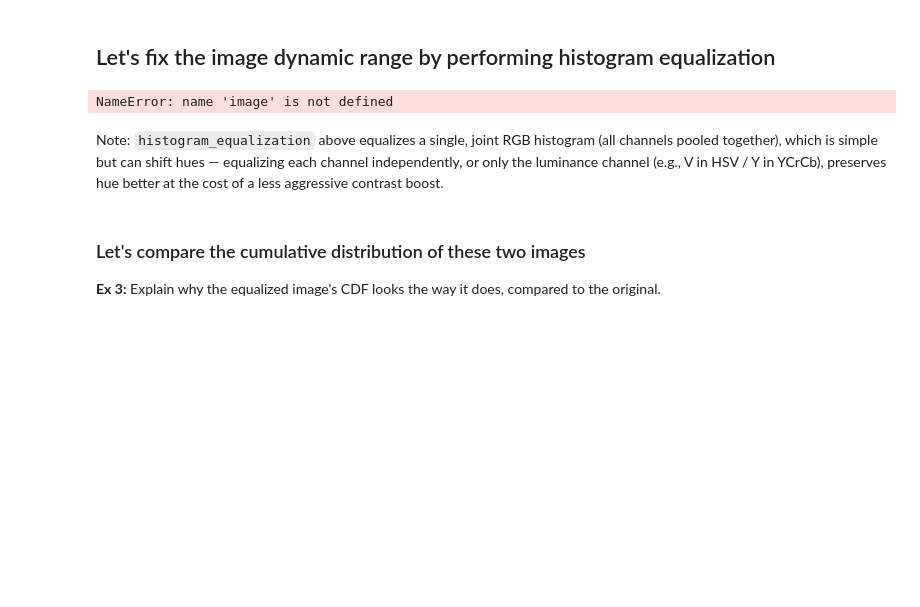
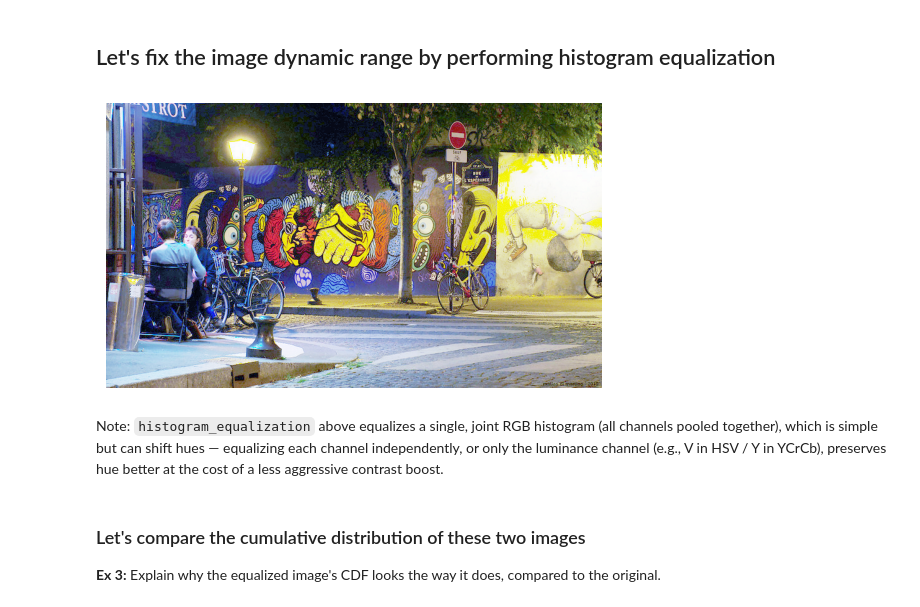
Before and after one commit to RLopez112/dlfcv-lab, a Jupyter notebook: Session3/main.ipynb, the cells around one changed output. Saved outputs shown, nothing was run; the diff lists cells and outputs as text; code cells hidden in the pictures; blank space fills up the shorter version.

```diff
--- a/Session3/main.ipynb
+++ b/Session3/main.ipynb
@@ -76,24 +87,55 @@ NameError: name 'img' is not defined
 # %%
 import numpy as np
 import cv2
 
-cv2.equalizeHist(image)
+#cv2.equalizeHist(image)
 
 # Ex 2: Implement image equalization (only using numpy)
 # define a method called histogram_equalization(image)
 # TODO: your code here
 
 
 # Apply histogram equalization to the image
 #equalized_image = histogram_equalization(image)
 
 # Visualize the equalized image
 #plt.imshow(equalized_image)
 #plt.axis("off")
 #plt.show()
 #plot_image_histogram(equalized_image)
+
+def histogram_equalization(image):
+    def _equalize_channel(channel):
+        hist, _ = np.histogram(channel.flatten(), 256, [0, 256])
+        cdf = hist.cumsum()
+
+        # Mask zeros to ignore empty bins
+        cdf_masked = np.ma.masked_equal(cdf, 0)
+
+        # Equalization formula: (CDF - CDF_min) / (N - CDF_min) * 255
+        cdf_masked = (cdf_masked - cdf_masked.min()) * 255 / (cdf_masked.max() - cdf_masked.min())
+
+        # Fill masked zeros and convert to uint8 LUT
+        lut = np.ma.filled(cdf_masked, 0).astype('uint8')
+
+        # Map original pixel values
+        return lut[channel]
+    if image.ndim == 2:
+        return _equalize_channel(image)
+    else:
+        # Equalize each channel independently
+        equalized = np.zeros_like(image)
+        for c in range(image.shape[2]):
+            equalized[:, :, c] = _equalize_channel(image[:, :, c])
+        return equalized
+# Apply histogram equalization to the image
+equalized_image = histogram_equalization(image)
+# Visualize the equalized image
+plt.imshow(equalized_image, cmap='gray' if equalized_image.ndim == 2 else None)
+plt.axis("off")
+plt.show()
 # %% [output]
-NameError: name 'image' is not defined
+[figure, added]
 # %% [markdown]
 Note: `histogram_equalization` above equalizes a single, joint RGB histogram (all channels pooled together), which is simple but can shift hues — equalizing each channel independently, or only the luminance channel (e.g., V in HSV / Y in YCrCb), preserves hue better at the cost of a less aggressive contrast boost.
 # %% [markdown]
```
Also changed, not shown: parts of 10 cells of this notebook.
